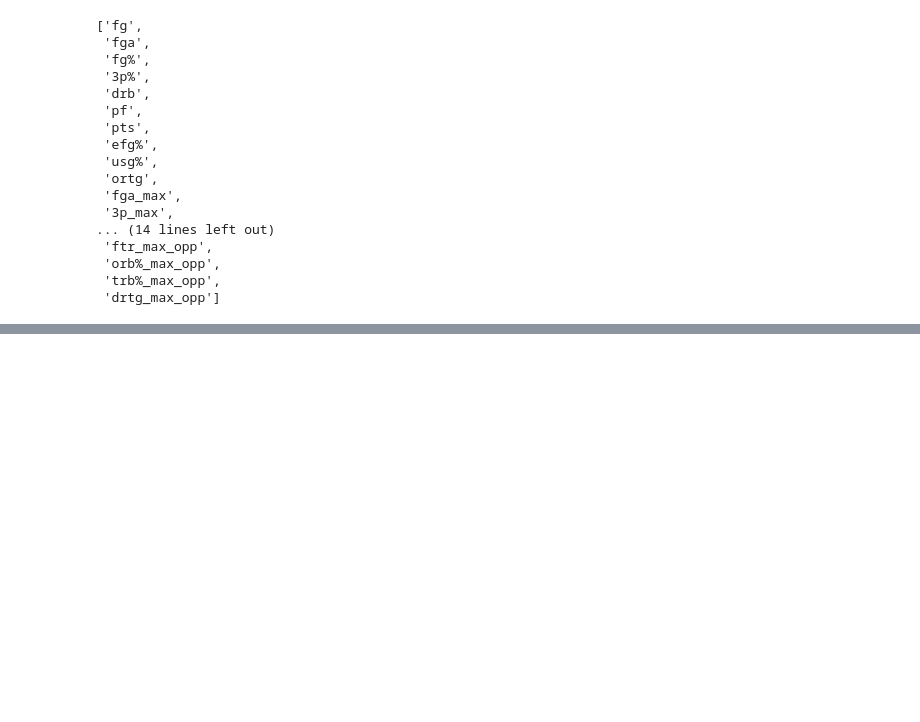
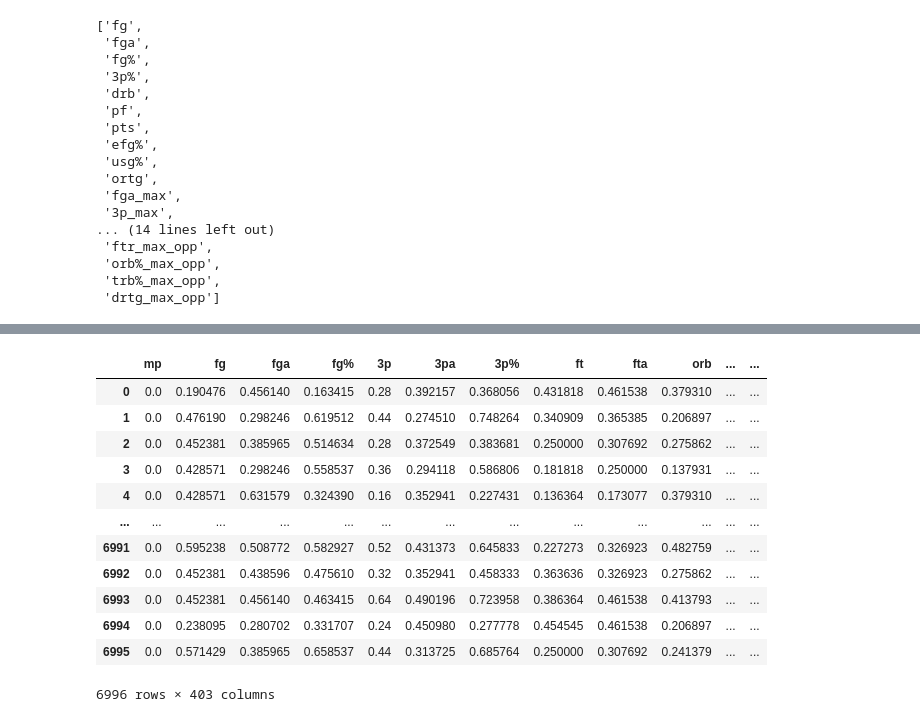
Before and after one commit to levutb2004/nba-predictor, a Jupyter notebook: predict.ipynb, the cells around one changed output, grey strips where cells are left out. Cells and saved outputs as stored; diff of their text form; code cells hidden in the pictures; blank space fills up the shorter version.

```diff
--- a/predict.ipynb
+++ b/predict.ipynb
@@ -204,0 +354,24 @@ predictions = backtest(df, rr, predictors)
+# %%
+df = df.copy()
+# %%
+#opponents last 10 games
+full = df.merge(df[rolling_cols + ["team_opp_next", "date_next", "team"]],
+    left_on=["team", "date_next"],
+    right_on=["team_opp_next", "date_next"]
+)
+# %%
+full
+# %% [output]
+|  | mp | fg | fga | fg% | 3p | 3pa | 3p% | ft | fta | orb | ... | ... |
+| 0 | 0.0 | 0.190476 | 0.456140 | 0.163415 | 0.28 | 0.392157 | 0.368056 | 0.431818 | 0.461538 | 0.379310 | ... | ... |
+| 1 | 0.0 | 0.476190 | 0.298246 | 0.619512 | 0.44 | 0.274510 | 0.748264 | 0.340909 | 0.365385 | 0.206897 | ... | ... |
+| 2 | 0.0 | 0.452381 | 0.385965 | 0.514634 | 0.28 | 0.372549 | 0.383681 | 0.250000 | 0.307692 | 0.275862 | ... | ... |
+| 3 | 0.0 | 0.428571 | 0.298246 | 0.558537 | 0.36 | 0.294118 | 0.586806 | 0.181818 | 0.250000 | 0.137931 | ... | ... |
+| 4 | 0.0 | 0.428571 | 0.631579 | 0.324390 | 0.16 | 0.352941 | 0.227431 | 0.136364 | 0.173077 | 0.379310 | ... | ... |
+| ... | ... | ... | ... | ... | ... | ... | ... | ... | ... | ... | ... | ... |
+| 6991 | 0.0 | 0.595238 | 0.508772 | 0.582927 | 0.52 | 0.431373 | 0.645833 | 0.227273 | 0.326923 | 0.482759 | ... | ... |
+| 6992 | 0.0 | 0.452381 | 0.438596 | 0.475610 | 0.32 | 0.352941 | 0.458333 | 0.363636 | 0.326923 | 0.275862 | ... | ... |
+| 6993 | 0.0 | 0.452381 | 0.456140 | 0.463415 | 0.64 | 0.490196 | 0.723958 | 0.386364 | 0.461538 | 0.413793 | ... | ... |
+| 6994 | 0.0 | 0.238095 | 0.280702 | 0.331707 | 0.24 | 0.450980 | 0.277778 | 0.454545 | 0.461538 | 0.206897 | ... | ... |
+| 6995 | 0.0 | 0.571429 | 0.385965 | 0.658537 | 0.44 | 0.313725 | 0.685764 | 0.250000 | 0.307692 | 0.241379 | ... | ... |
+6996 rows × 403 columns
```
Also changed, not shown: parts of 31 cells of this notebook, 1 other file.
